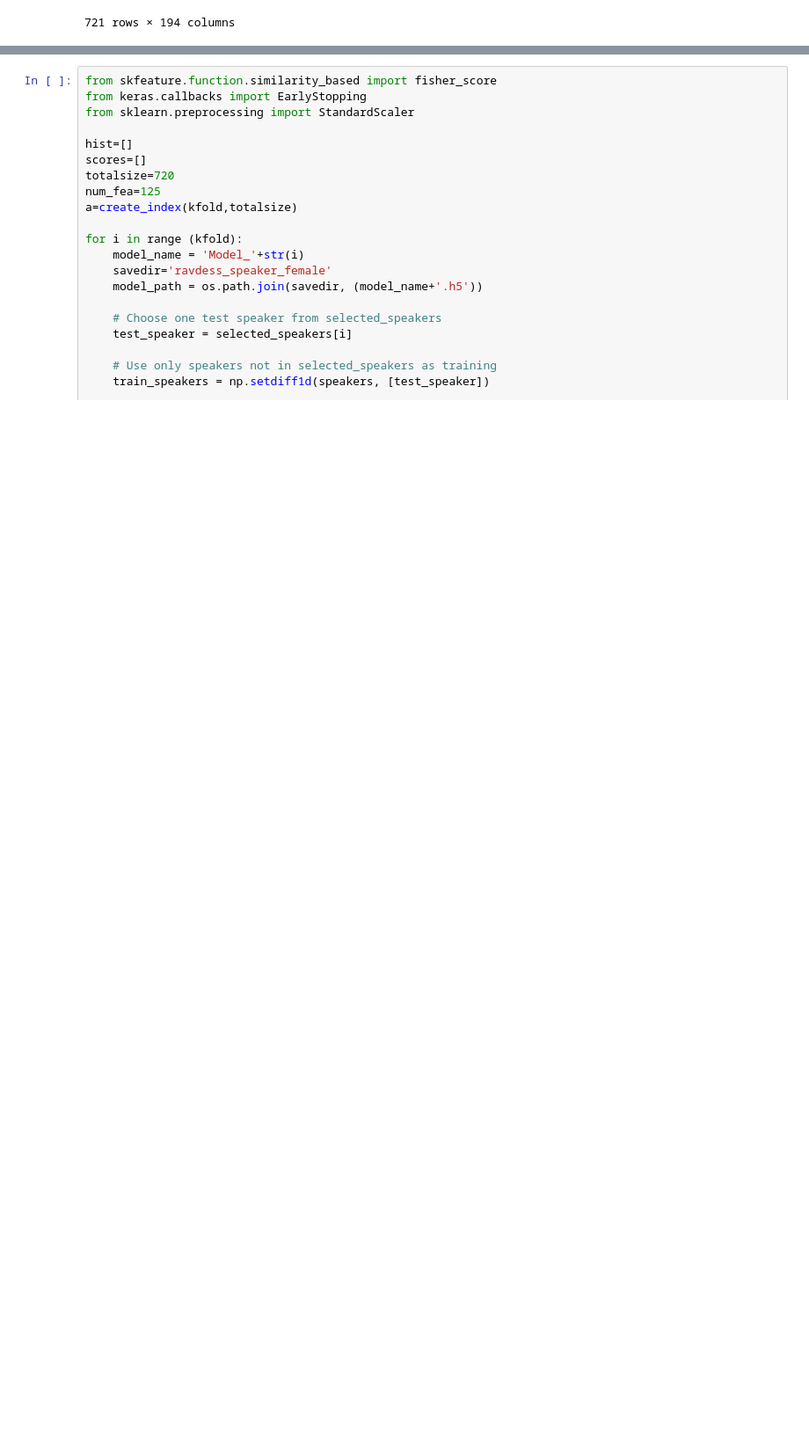
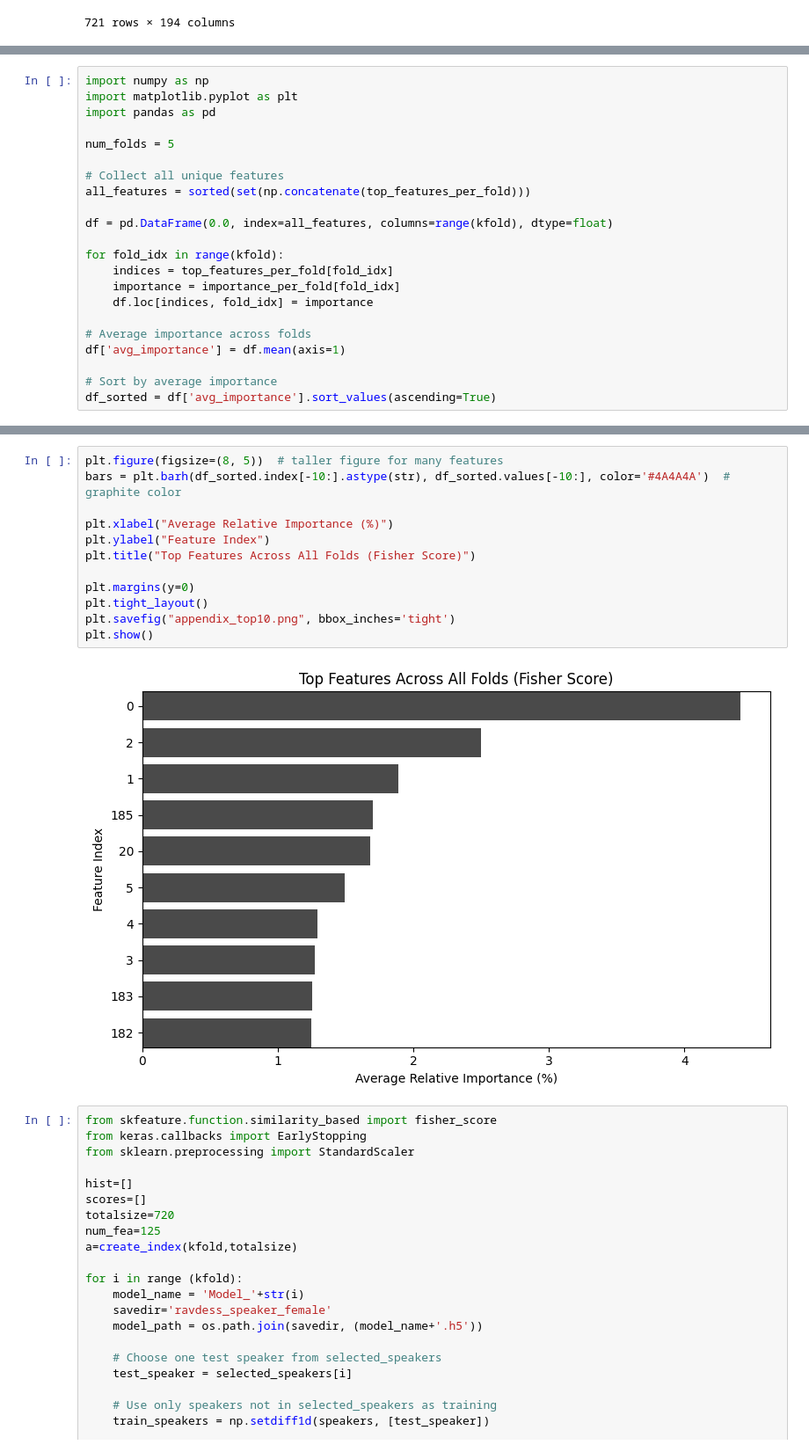
Before and after one commit to qzwg7hs/gender-aware-SER, a Jupyter notebook: train/RAVDESS/ravdess_speaker_female.ipynb, the cells around one changed output, grey strips where cells are left out. Shown at 88% size. Saved outputs shown, nothing was run; the diff lists cells and outputs as text; blank space fills up the shorter version.

```diff
--- a/train/RAVDESS/ravdess_speaker_female.ipynb
+++ b/train/RAVDESS/ravdess_speaker_female.ipynb
@@ -383,0 +497,22 @@ Selected speakers: [ 2 24 18 12 20]
+# %%
+import numpy as np
+import matplotlib.pyplot as plt
+import pandas as pd
+
+num_folds = 5
+
+# Collect all unique features
+all_features = sorted(set(np.concatenate(top_features_per_fold)))
+
+df = pd.DataFrame(0.0, index=all_features, columns=range(kfold), dtype=float)
+
+for fold_idx in range(kfold):
+    indices = top_features_per_fold[fold_idx]
+    importance = importance_per_fold[fold_idx]
+    df.loc[indices, fold_idx] = importance
+
+# Average importance across folds
+df['avg_importance'] = df.mean(axis=1)
+
+# Sort by average importance
+df_sorted = df['avg_importance'].sort_values(ascending=True)
@@ -384,3 +528,17 @@ Selected speakers: [ 2 24 18 12 20]
+# %%
+plt.figure(figsize=(8, 5))  # taller figure for many features
+bars = plt.barh(df_sorted.index[-10:].astype(str), df_sorted.values[-10:], color='#4A4A4A')  # graphite color
+
+plt.xlabel("Average Relative Importance (%)")
+plt.ylabel("Feature Index")
+plt.title("Top Features Across All Folds (Fisher Score)")
+
+plt.margins(y=0)
+plt.tight_layout()
+plt.savefig("appendix_top10.png", bbox_inches='tight')
+plt.show()
+# %% [output]
+[figure, added]
 # %%
 from skfeature.function.similarity_based import fisher_score
 from keras.callbacks import EarlyStopping
```
Also changed, not shown: parts of 12 cells of this notebook, 12 other files.
